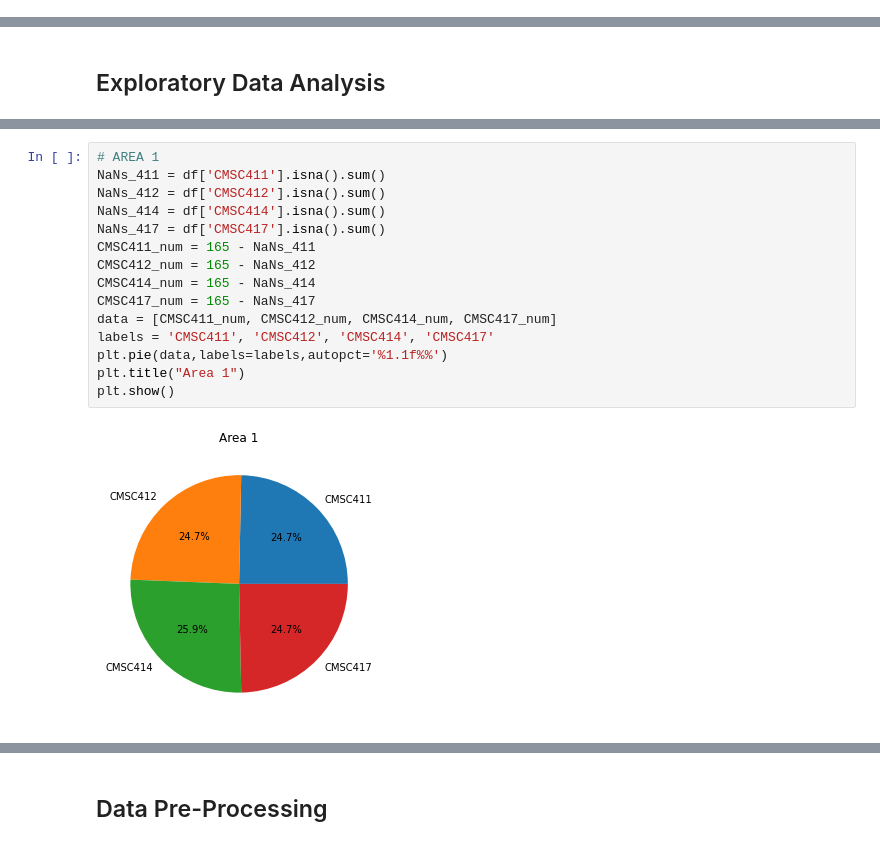
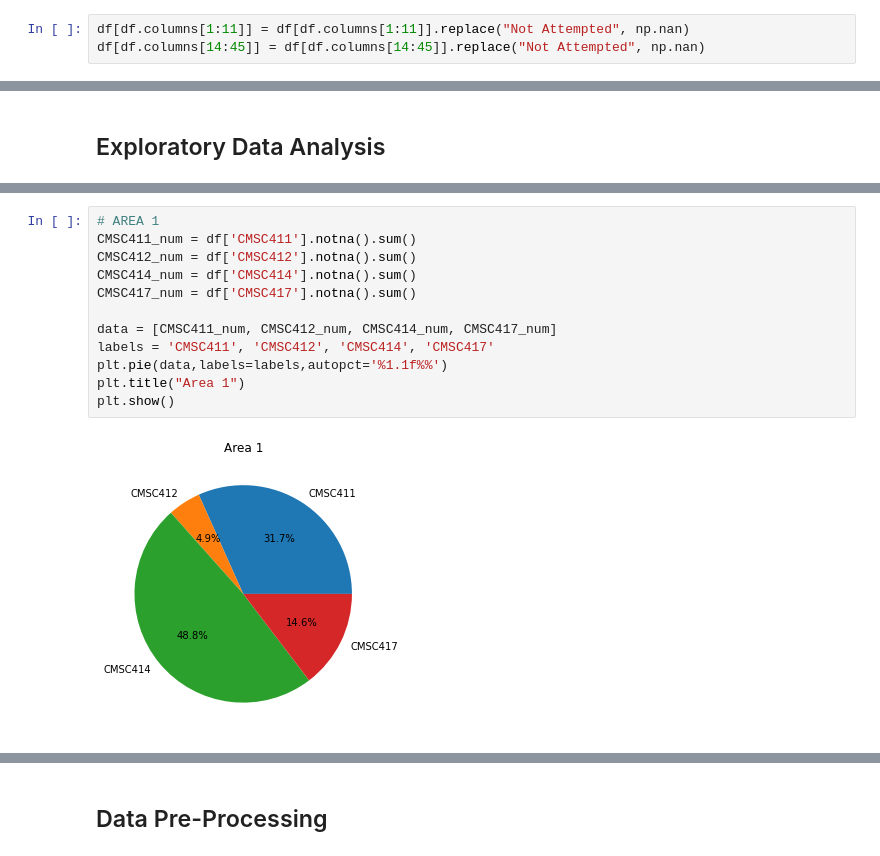
Before and after one commit to GuptaSiddhesh/GuptaSiddhesh.github.io, a Jupyter notebook: Final Project new.ipynb, the cells around one changed output, grey strips where cells are left out. Saved outputs shown, nothing was run; the diff lists cells and outputs as text.

```diff
--- a/Final Project new.ipynb
+++ b/Final Project new.ipynb
@@ -50,3 +52,6 @@ df.columns=["Users", "CMSC131", "CMSC132", "CMSC216", "CMSC250", "CMSC330", "CMS
+# %%
+df[df.columns[1:11]] = df[df.columns[1:11]].replace("Not Attempted", np.nan)
+df[df.columns[14:45]] = df[df.columns[14:45]].replace("Not Attempted", np.nan)
 # %%
 df.head()
 # %% [output]
@@ -126,19 +131,16 @@ plt.show()
 # %%
 # AREA 1
-NaNs_411 = df['CMSC411'].isna().sum()
-NaNs_412 = df['CMSC412'].isna().sum()
-NaNs_414 = df['CMSC414'].isna().sum()
-NaNs_417 = df['CMSC417'].isna().sum()
-CMSC411_num = 165 - NaNs_411
-CMSC412_num = 165 - NaNs_412
-CMSC414_num = 165 - NaNs_414
-CMSC417_num = 165 - NaNs_417
+CMSC411_num = df['CMSC411'].notna().sum()
+CMSC412_num = df['CMSC412'].notna().sum()
+CMSC414_num = df['CMSC414'].notna().sum()
+CMSC417_num = df['CMSC417'].notna().sum()
+
 data = [CMSC411_num, CMSC412_num, CMSC414_num, CMSC417_num]
 labels = 'CMSC411', 'CMSC412', 'CMSC414', 'CMSC417'
 plt.pie(data,labels=labels,autopct='%1.1f%%')
 plt.title("Area 1")
 plt.show()
 # %% [output]
-[figure, old version]
+[figure, new version]
 # %%
 # AREA 2
```
Also changed, not shown: parts of 16 cells of this notebook.
